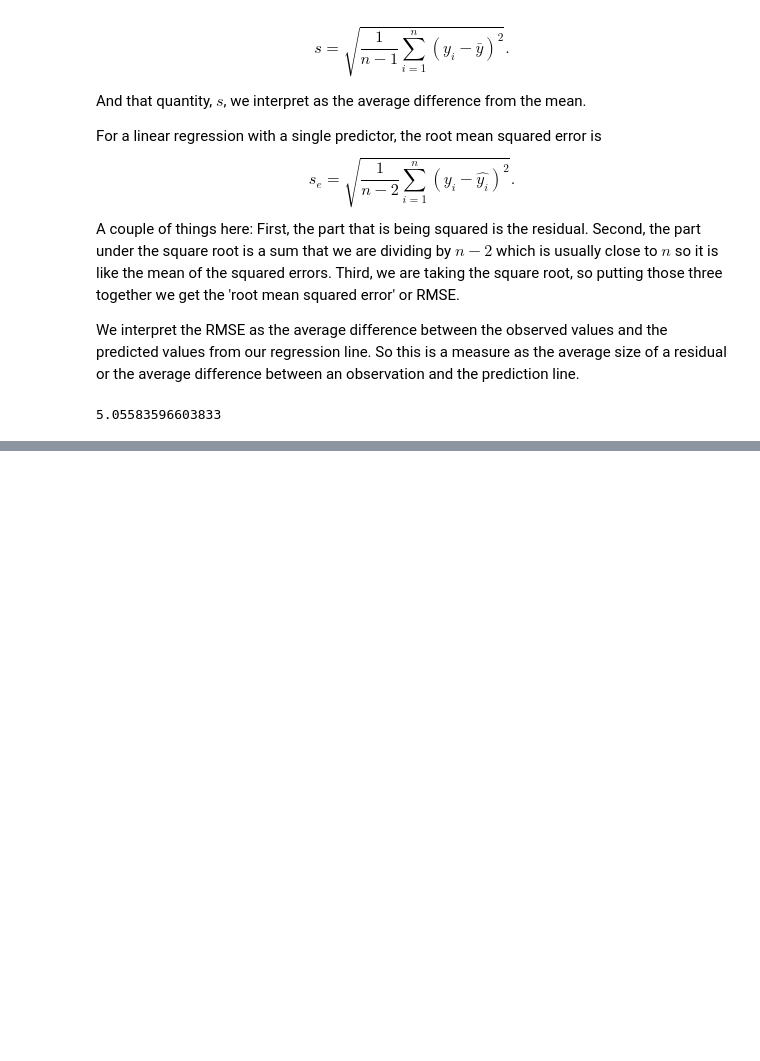
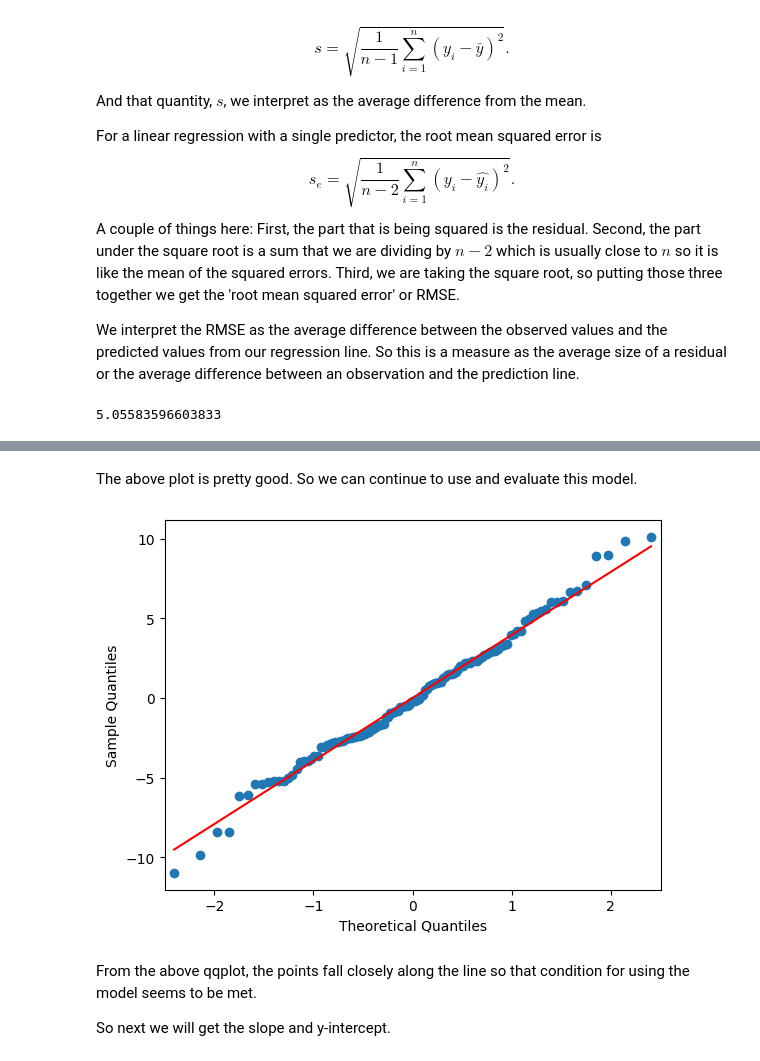
Before and after one commit to schuckers/DTSC2301, a Jupyter notebook: Code/IntroLinearRegression.ipynb, the cells around one changed output, grey strips where cells are left out. Saved outputs shown, nothing was run; the diff lists cells and outputs as text; code cells hidden in the pictures; blank space fills up the shorter version.

```diff
--- a/Code/IntroLinearRegression.ipynb
+++ b/Code/IntroLinearRegression.ipynb
@@ -147,0 +335,19 @@ model.predict(x_pred)
+# %% [markdown]
+The above plot is pretty good.    So we can continue to use and evaluate this model.
+# %%
+# this is code for making the qqplot
+
+# get the predicted values from the model
+bluejay_y_hat = bluejay_model1.predict(bluejay_x)
+# calculate the residuals
+bluejay_residuals = bluejay_y -bluejay_y_hat
+# generate the qq plot and put a line through the points to help us visualize the relationship here
+sm.qqplot(bluejay_residuals, line ='s')
+#
+py.show()
+# %% [output]
+[figure, added]
+# %% [markdown]
+From the above qqplot, the points fall closely along the line so that condition for using the model seems to be met.
+
+So next we will get the slope and y-intercept.
```
Also changed, not shown: parts of 39 cells of this notebook.
